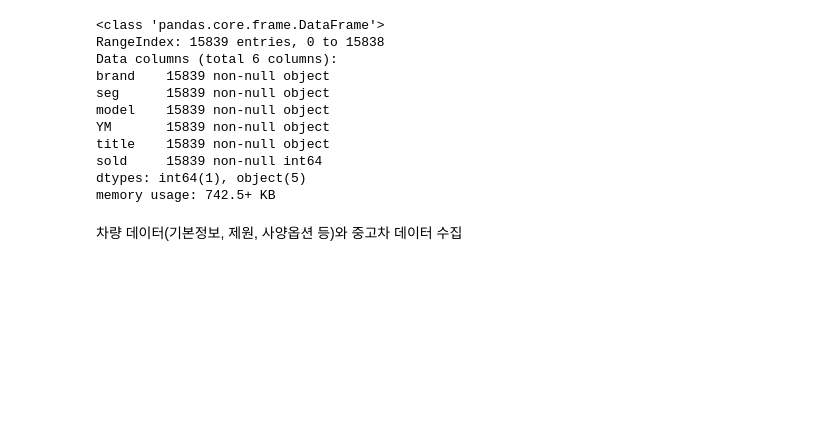
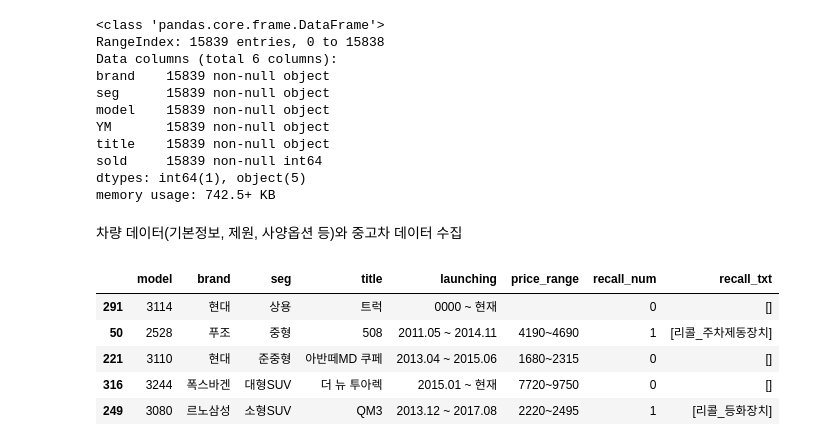
Before and after one commit to chankoo/python-projects, a Jupyter notebook: Danawa-Auto/danawa-scraper.ipynb, the cells around one changed output. Cells and saved outputs as stored; diff of their text form; code cells hidden in the pictures; blank space fills up the shorter version.

```diff
--- a/Danawa-Auto/danawa-scraper.ipynb
+++ b/Danawa-Auto/danawa-scraper.ipynb
@@ -270,2 +269,4 @@ if __name__=='__main__':
             print(e)
             base_exceptions.append(model_id)
+# %%
+car_base = pd.DataFrame(car_base)
@@ -271,0 +275,9 @@ if __name__=='__main__':
+# %%
+car_base.sample(5)
+# %% [output]
+|  | model | brand | seg | title | launching | price_range | recall_num | recall_txt |
+| 291 | 3114 | 현대 | 상용 | 트럭 | 0000 ~ 현재 |  | 0 | [] |
+| 50 | 2528 | 푸조 | 중형 | 508 | 2011.05 ~ 2014.11 | 4190~4690 | 1 | [리콜_주차제동장치] |
+| 221 | 3110 | 현대 | 준중형 | 아반떼MD 쿠페 | 2013.04 ~ 2015.06 | 1680~2315 | 0 | [] |
+| 316 | 3244 | 폭스바겐 | 대형SUV | 더 뉴 투아렉 | 2015.01 ~ 현재 | 7720~9750 | 0 | [] |
+| 249 | 3080 | 르노삼성 | 소형SUV | QM3 | 2013.12 ~ 2017.08 | 2220~2495 | 1 | [리콜_등화장치] |
```
Also changed, not shown: parts of 4 cells of this notebook.
